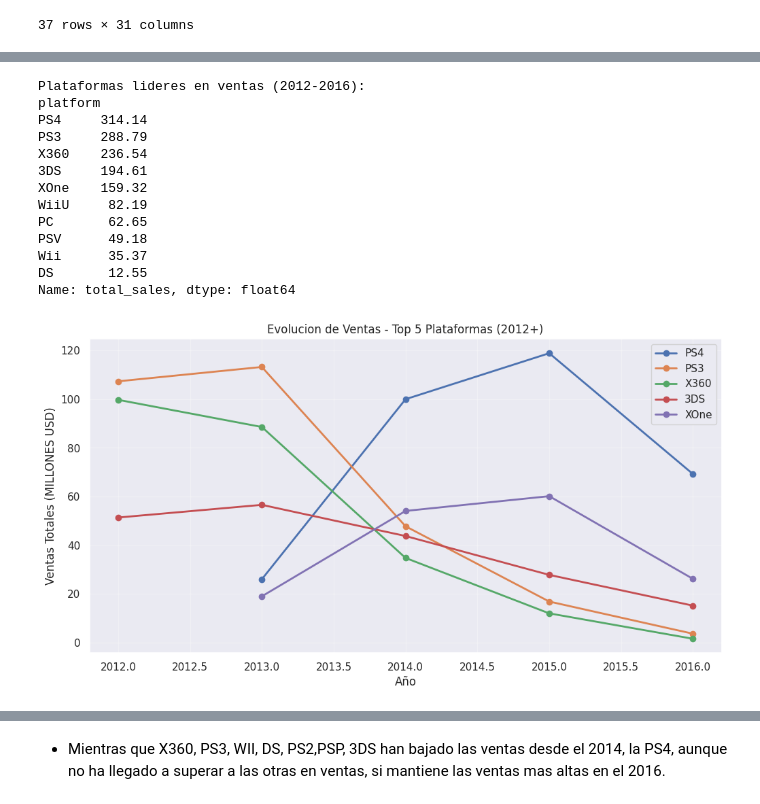
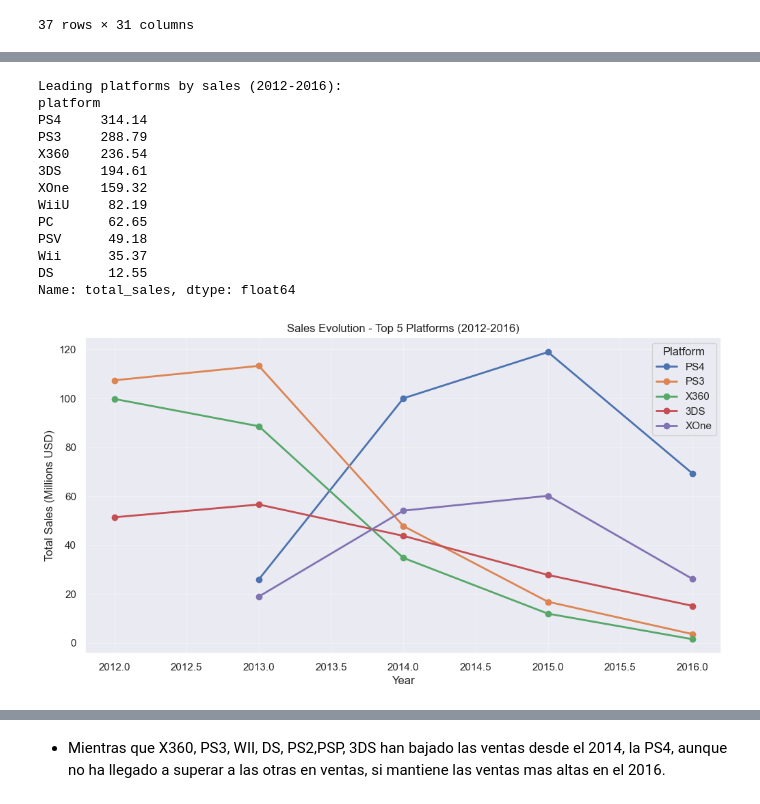
Before and after one commit to juliethrodri24-web/analisis_ventas_videojuegos_tienda, a Jupyter notebook: notebook.ipynb, the cells around one changed output, grey strips where cells are left out. Cells and saved outputs as stored; diff of their text form; code cells hidden in the pictures.

```diff
--- a/notebook.ipynb
+++ b/notebook.ipynb
@@ -822,14 +807,16 @@ El periodo de tiempo escogido no es el ideal, pero tampoco está tan mal, no hay
 # %%
-### ### EN ESTE PASO ANALIZO LAS PLATAFORMAS LIDERES EN EL PERIODO QUE HE SELECCIONADO ( 2012 - 2016) CAMBIA REALIZADO POR SUGERENCIA DE MI REVISOR
+### IN THIS STEP, I ANALYZE THE LEADING PLATFORMS WITHIN THE SELECTED PERIOD (2012 - 2016)
+## TOTAL SALES BY PLATFORM FROM 2012 TO 2016
+# Filtering the data for the relevant period
+games_filtered = df_games[(df_games['year_of_release'] >= 2012) & (df_games['year_of_release'] <= 2016)]
 
-## VENTAS TOTALES POR PLATAFORMA DEL 2012 AL 2016
-games_filtered = df_games[(df_games['year_of_release'] >= 2012) & (df_games['year_of_release'] <= 2016)]
-ventas_plataforma_filtrado = games_filtered.groupby('platform')['total_sales'].sum().sort_values(ascending=False)
+# Grouping by platform and calculating total sales
+platform_sales_filtered = games_filtered.groupby('platform')['total_sales'].sum().sort_values(ascending=False)
 
-print("Plataformas lideres en ventas (2012-2016):")
-print(ventas_plataforma_filtrado.head(10))
+print("Leading platforms by sales (2012-2016):")
+print(platform_sales_filtered.head(10))
 # %% [output]
-Plataformas lideres en ventas (2012-2016):
+Leading platforms by sales (2012-2016):
 platform
 PS4     314.14
 PS3     288.79
@@ -843,26 +830,30 @@ Wii      35.37
 DS       12.55
 Name: total_sales, dtype: float64
 # %%
-### ANALIZO CRECIMIENTO Y DECLIVE
+### ANALYZING GROWTH AND DECLINE
 
-## VENTAS POR AòO Y PLATAFORMA
-ventas_año_plataforma = games_filtered.groupby(['year_of_release', 'platform'])['total_sales'].sum().reset_index()
+## SALES BY YEAR AND PLATFORM
+# Grouping the filtered data by year and platform to see the evolution
+annual_platform_sales = games_filtered.groupby(['year_of_release', 'platform'])['total_sales'].sum().reset_index()
 
-# VISUALIZO EVOLUCION DE LAS TOP 5 PLATAFORMAS
-top_5_plataformas = ventas_plataforma_filtrado.head(5).index
+# VISUALIZING THE EVOLUTION OF THE TOP 5 PLATFORMS
+# We use the index of our filtered top platforms
+top_5_platforms = platform_sales_filtered.head(5).index
 
 plt.figure(figsize=(12, 6))
 
-for plataforma in top_5_plataformas:
-    data = ventas_año_plataforma[ventas_año_plataforma['platform'] == plataforma]
-    plt.plot(data['year_of_release'], data['total_sales'], marker='o', label=plataforma, linewidth=2)
+# Loop through each platform to plot its specific trend line
+for platform in top_5_platforms:
+    data = annual_platform_sales[annual_platform_sales['platform'] == platform]
+    plt.plot(data['year_of_release'], data['total_sales'], marker='o', label=platform, linewidth=2)
 
-plt.xlabel('Año')
-plt.ylabel('Ventas Totales (MILLONES USD)')
-plt.title("Evolucion de Ventas - Top 5 Plataformas (2012+)")
-plt.legend()
+# Labels and styling in English
+plt.xlabel('Year')
+plt.ylabel('Total Sales (Millions USD)')
+plt.title("Sales Evolution - Top 5 Platforms (2012-2016)")
+plt.legend(title="Platform")
 plt.grid(True, alpha=0.3)
 plt.show()
 # %% [output]
-[figure, old version]
+[figure, new version]
 # %% [markdown]
```
Also changed, not shown: parts of 23 cells of this notebook.
